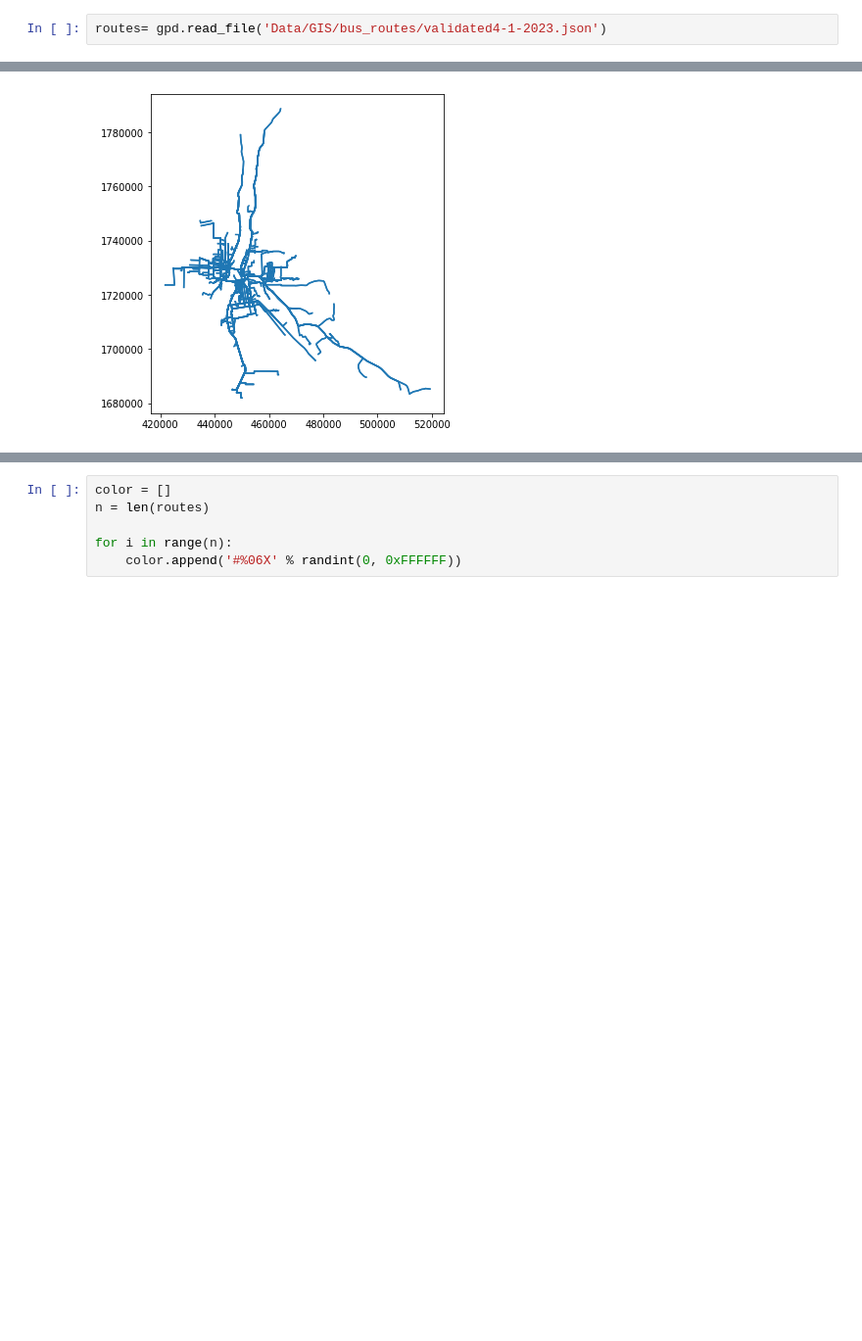
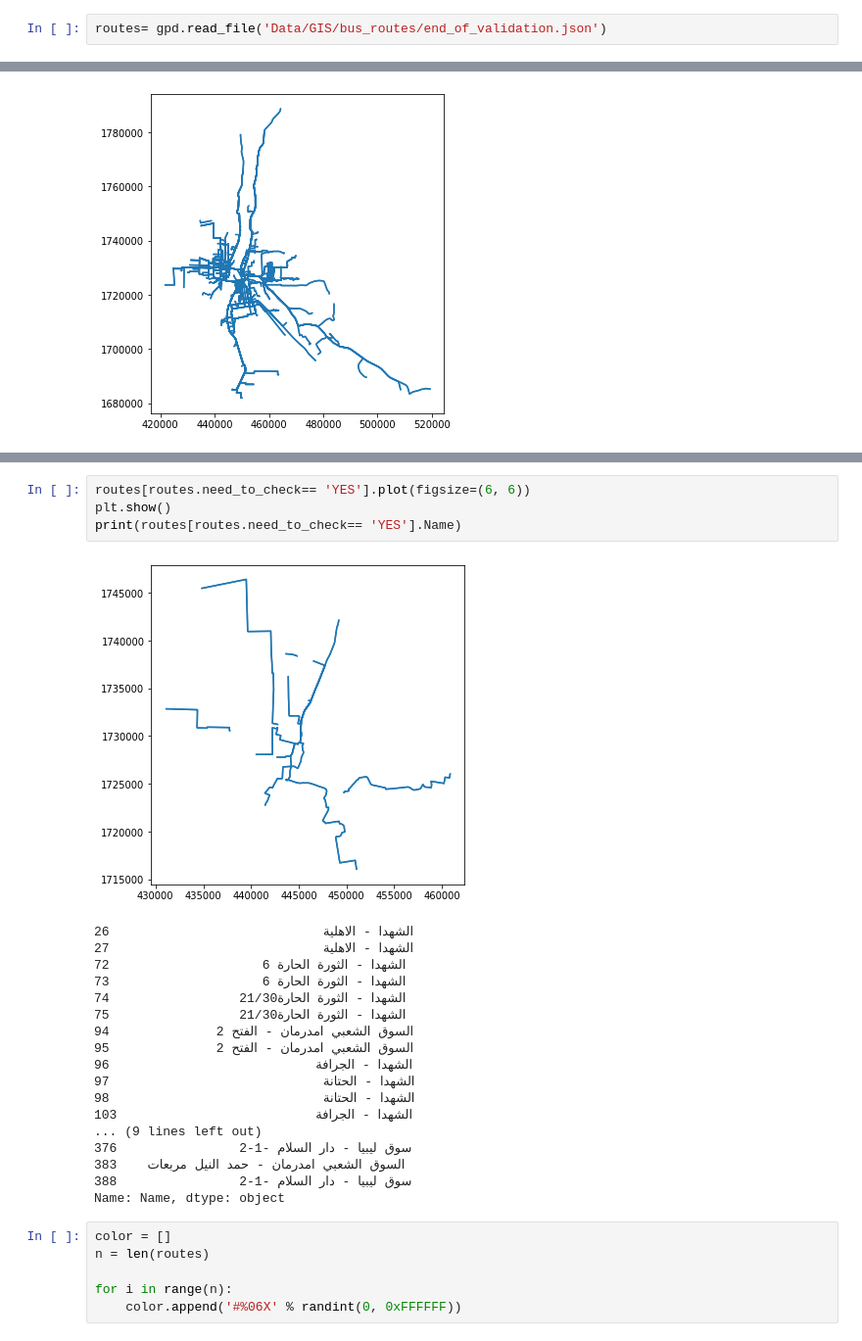
Before and after one commit to amolood/khartoumap, a Jupyter notebook: mapping_notebook.ipynb, the cells around one changed output, grey strips where cells are left out. Shown at 98% size. Cells and saved outputs as stored; diff of their text form; blank space fills up the shorter version.

Commit message:
end of validation json added

```diff
--- a/mapping_notebook.ipynb
+++ b/mapping_notebook.ipynb
@@ -19,7 +19,7 @@ warnings.filterwarnings("ignore")
 # %% [markdown]
 # Routes
 # %%
-routes= gpd.read_file('Data/GIS/bus_routes/validated4-1-2023.json')
+routes= gpd.read_file('Data/GIS/bus_routes/end_of_validation.json')
 # %%
 routes.crs
 # %% [output]
@@ -61,3 +61,26 @@ routes
+# %%
+routes[routes.need_to_check== 'YES'].plot(figsize=(6, 6))
+plt.show()
+print(routes[routes.need_to_check== 'YES'].Name)
+# %% [output]
+[figure, added]
+26                            الشهدا - الاهلية
+27                            الشهدا - الاهلية
+72                    الشهدا - الثورة الحارة 6
+73                    الشهدا - الثورة الحارة 6
+74                 الشهدا - الثورة الحارة21/30
+75                 الشهدا - الثورة الحارة21/30
+94              السوق الشعبي امدرمان - الفتح 2
+95              السوق الشعبي امدرمان - الفتح 2
+96                           الشهدا - الجرافة
+97                            الشهدا - الحتانة
+98                            الشهدا - الحتانة
+103                          الشهدا - الجرافة
+... (9 lines left out)
+376                سوق ليبيا - دار السلام -1-2
+383    السوق الشعبي امدرمان - حمد النيل مربعات
+388                سوق ليبيا - دار السلام -1-2
+Name: Name, dtype: object
 # %%
 color = []
 n = len(routes)
```
Also changed, not shown: parts of 2 cells of this notebook, 1 other file.
